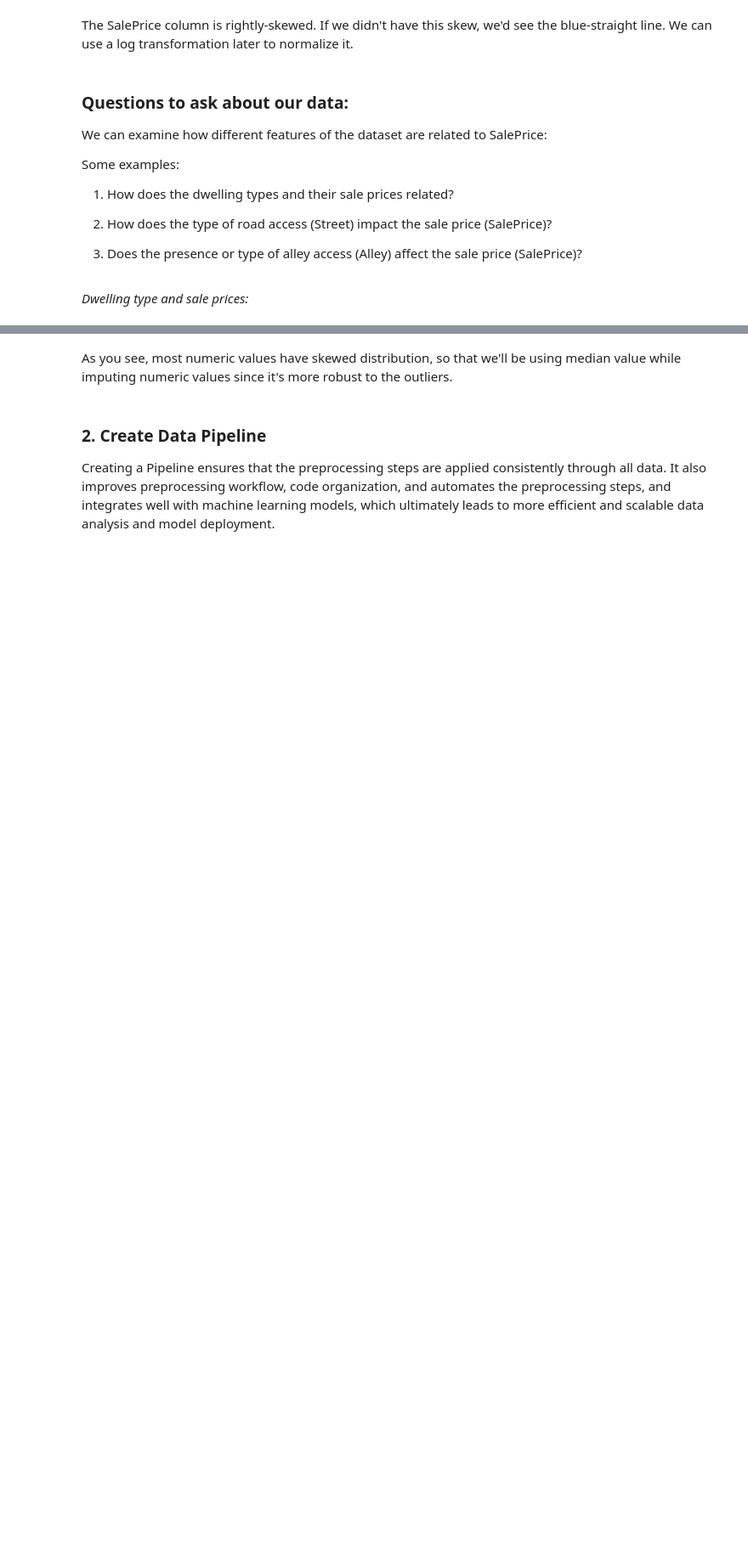
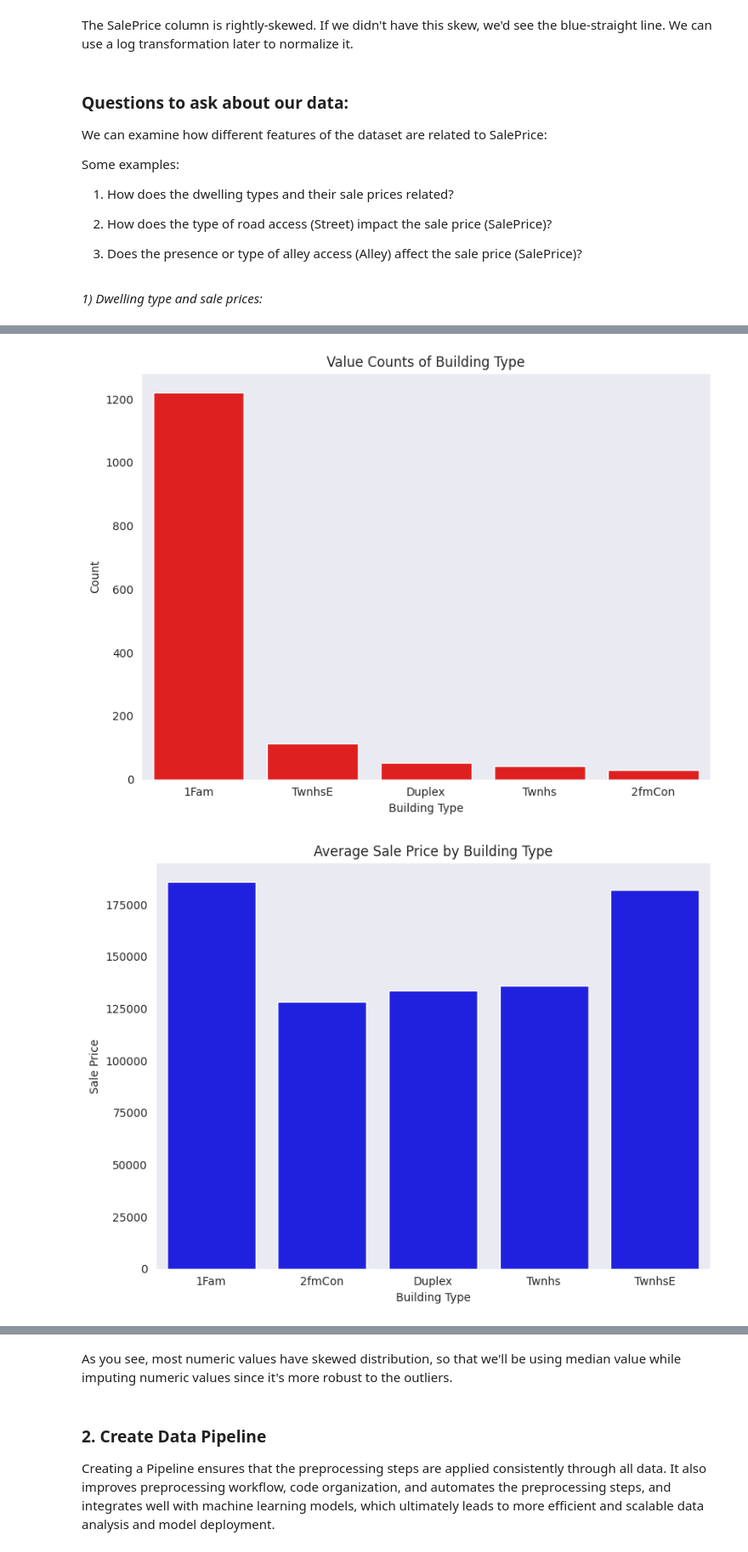
Before and after one commit to cankahramann/house-prices-advanced-regression-techniques, a Jupyter notebook: house_prices_advanced_regression.ipynb, the cells around one changed output, grey strips where cells are left out. Shown at 85% size. Cells and saved outputs as stored; diff of their text form; code cells hidden in the pictures; blank space fills up the shorter version.

```diff
--- a/house_prices_advanced_regression.ipynb
+++ b/house_prices_advanced_regression.ipynb
@@ -302,45 +298,37 @@ Some examples:
 
 3. Does the presence or type of alley access (Alley) affect the sale price (SalePrice)?
 # %% [markdown]
-*Dwelling type and sale prices:*
+*1) Dwelling type and sale prices:*
 # %%
 # Select value counts of BldgType
 value_counts = df['BldgType'].value_counts()
 
 # Create a bar chart for value counts
-fig1 = go.Figure(data=go.Bar(x=value_counts.index, y=value_counts.values, text=value_counts.values, textposition='auto', marker_color='red'))
+plt.figure(figsize=(8, 6))
+sns.barplot(x=value_counts.index, y=value_counts.values, color='red')
+plt.title('Value Counts of Building Type')
+plt.xlabel('Building Type')
+plt.ylabel('Count')
 
-# Set the axis labels and title for value counts chart
-fig1.update_layout(
-    xaxis_title='Building Type',
-    yaxis_title='Count',
-    title='Value Counts of Building Type',
-    bargap=0.4  # Adjust the gap between bars for more distance
-)
+# Adjust the gap between bars for more distance
+plt.tight_layout()
+
+# Show the bar chart
+plt.show()
 
 # Group the data by building type and calculate the average sale price
 grouped_data = df.groupby('BldgType')['SalePrice'].mean().reset_index()
 
-# Format the sale price values with $ sign and thousand separators
-formatted_values = grouped_data['SalePrice'].apply(lambda x: '${:,.2f}'.format(x))
+# Create a bar chart for average sale price
+plt.figure(figsize=(8, 6))
+sns.barplot(x=grouped_data['BldgType'], y=grouped_data['SalePrice'], color='blue')
+plt.title('Average Sale Price by Building Type')
+plt.xlabel('Building Type')
+plt.ylabel('Sale Price')
 
-# Create a bar chart for average sale price with formatted values
-fig2 = go.Figure(data=go.Bar(x=grouped_data['BldgType'], y=grouped_data['SalePrice'], text=formatted_values,
-                            textposition='auto', marker_color='blue'))
+# Adjust the gap between bars for more distance
+plt.tight_layout()
 
-# Set the axis labels and title for average sale price chart
-fig2.update_layout(
-    xaxis_title='Building Type',
-    yaxis_title='Sale Price',
-    title='Average Sale Price by Building Type',
-    bargap=0.4  # Adjust the gap between bars for more distance
-)
-
-# Set the dark theme for both plots
-fig1.update_layout(template='plotly_dark')
-fig2.update_layout(template='plotly_dark')
-
-# Display both plots
-fig1.show()
-fig2.show()
+# Show the bar chart
+plt.show()
 # %% [output]
@@ -349 +335,3 @@ fig2.show()
+[figure, added]
+[figure, added]
 # %% [markdown]
```
Also changed, not shown: parts of 18 cells of this notebook.
